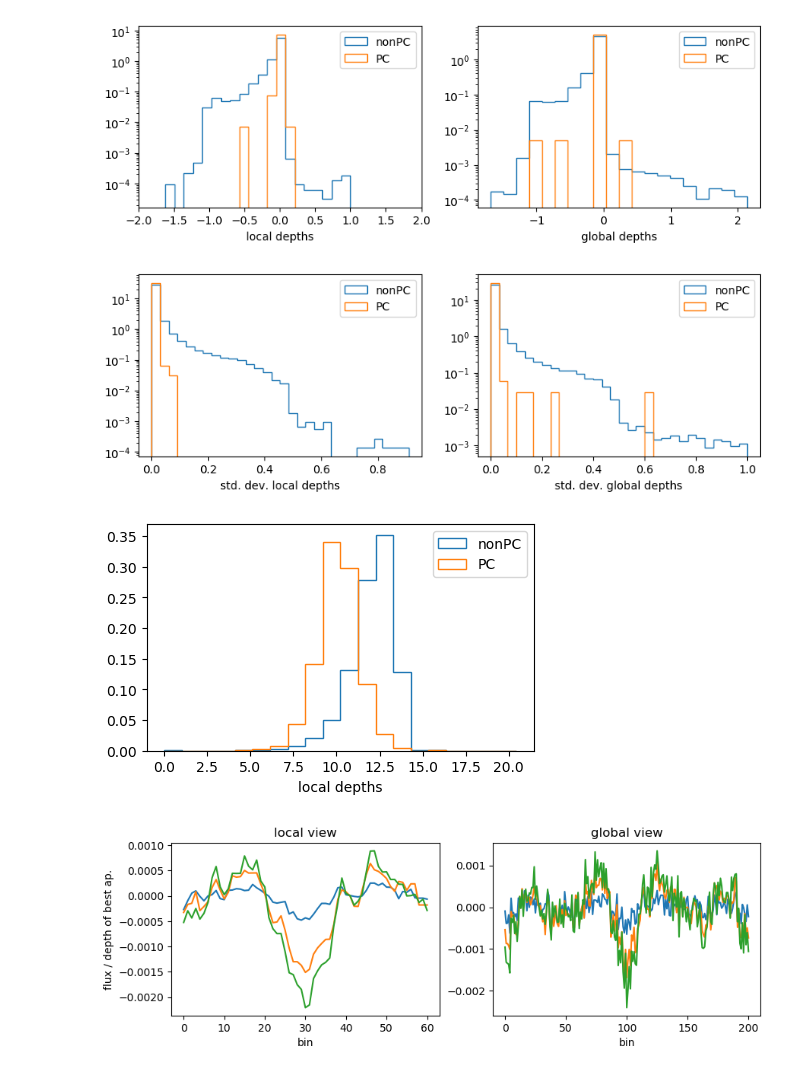
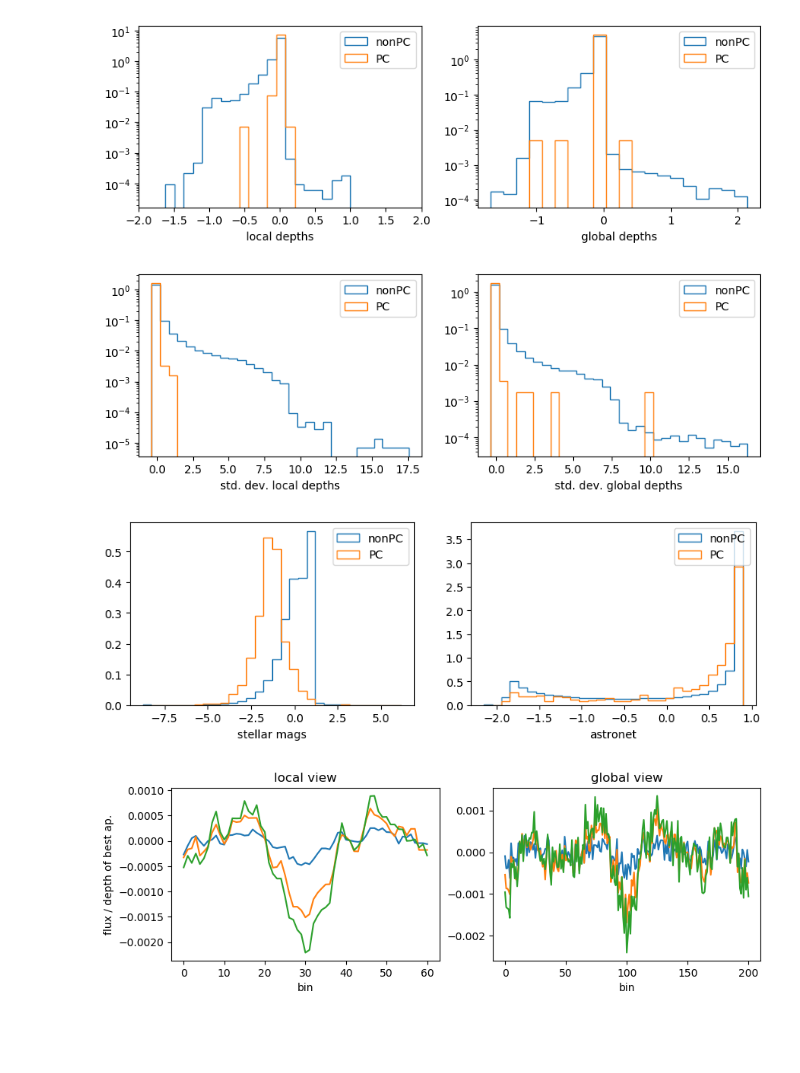
Before and after one commit to halstonblim/ml_exoplanet_vetter, a Jupyter notebook: CNN/exoplanet/cnn.ipynb, the cells around one changed output. Drawn from its saved outputs; the diff is of its cells as text; code cells hidden in the pictures; blank space fills up the shorter version.

Commit message:
Added option for normed inputs

```diff
--- a/CNN/exoplanet/cnn.ipynb
+++ b/CNN/exoplanet/cnn.ipynb
@@ -121,3 +123,7 @@ y.shape        =  (248392,)
+# %%
+stellar_mags_norm = (stellar_mags - np.mean(stellar_mags,axis=0)) / np.std(stellar_mags,axis=0)
+std_depths_norm = (std_depths - np.mean(std_depths,axis=0,keepdims=True)) / np.std(std_depths,axis=0,keepdims=True)
+astronets_norm = (astronets - np.mean(astronets,axis=0)) / np.std(astronets,axis=0)
 # %% [markdown]
 Visualize the depths data
 # %%
@@ -145,10 +151,14 @@ plt.legend();
 # %% [output]
 [figure]
 # %%
+normed = True
 PCs = (all_labels == 1)
 nonPCs = (all_labels == 0)
 localstds = std_depths[:,0]
 globalstds = std_depths[:,1]
+if normed:
+  localstds = std_depths_norm[:,0]
+  globalstds = std_depths_norm[:,1]
 
 fig, (ax1,ax2) = plt.subplots(ncols = 2,figsize = (10,3),dpi=100)
 plt.sca(ax1)
@@ -168,21 +178,35 @@ plt.yscale('log')
 plt.xlabel('std. dev. global depths')
 plt.legend();
 # %% [output]
-[figure, old version]
+[figure, new version]
 # %%
+normed = True
 PCs = (all_labels == 1)
 nonPCs = (all_labels == 0)
 localstds = stellar_mags[:,0]
+globalstds = astronets[:,0]
+if normed:
+  localstds = stellar_mags_norm[:,0]
+  globalstds = astronets_norm[:,0]
 
-fig, ax1 = plt.subplots(1,1,figsize = (5,3),dpi=100)
+fig, (ax1,ax2) = plt.subplots(ncols = 2,figsize = (10,3),dpi=100)
 plt.sca(ax1)
-n, bins, p = plt.hist(localstds[nonPCs],20,density=True,label='nonPC',histtype='step');
+n, bins, p = plt.hist(localstds[nonPCs],30,density=True,label='nonPC',histtype='step');
 plt.hist(localstds[PCs],bins,density=True,label='PC',histtype='step');
+
+plt.xlabel('stellar mags')
+plt.legend()
+
+plt.sca(ax2)
+n, bins, p = plt.hist(globalstds[nonPCs],30,density=True,label='nonPC',histtype='step');
+plt.hist(globalstds[PCs],bins,density=True,label='PC',histtype='step');
+
 # plt.yscale('log')
-plt.xlabel('local depths')
+
+plt.xlabel('astronet')
 plt.legend();
 # %% [output]
-[figure, old version]
+[figure, new version]
 # %%
 # choose sample index
 i = np.arange(len(all_labels))[nonPCs][1000]
```
Also changed, not shown: parts of 8 cells of this notebook.
